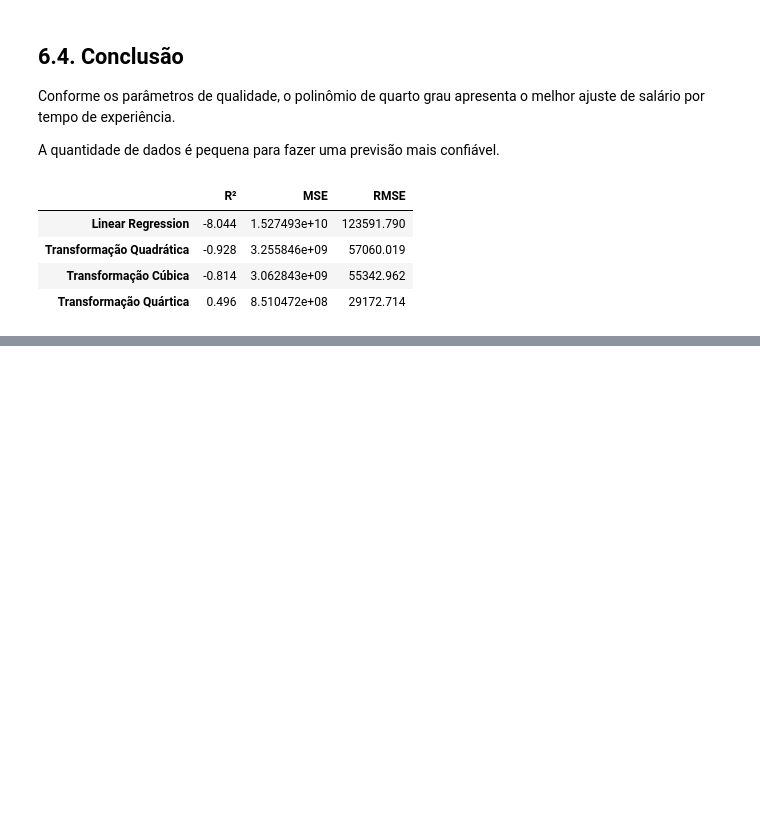
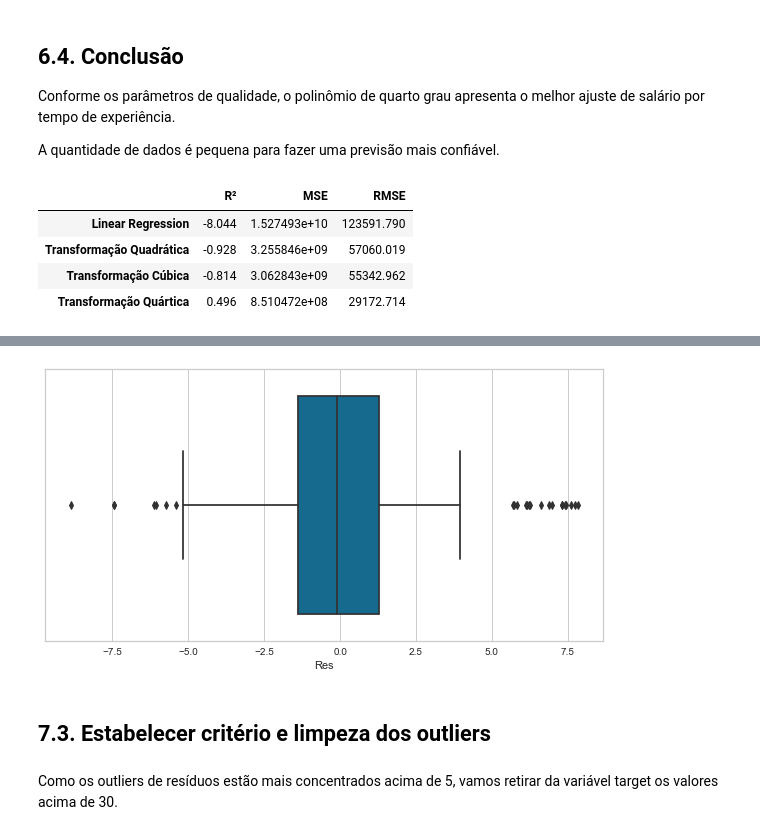
Before and after one commit to bruna-calistrate/Regression-SupervisedModels-Course, a Jupyter notebook: Exercícios.ipynb, the cells around one changed output, grey strips where cells are left out. Cells and saved outputs as stored; diff of their text form; code cells hidden in the pictures; blank space fills up the shorter version.

Commit message:
Outliers

```diff
--- a/Exercícios.ipynb
+++ b/Exercícios.ipynb
@@ -1849,0 +1993,12 @@ adj_LR.append([adj_Quad, adj_Cub, adj_Quar])
+# %%
+plt.figure(figsize=(10, 5))
+
+sns.boxplot(x=pred_orig['Res'])
+
+plt.show()
+# %% [output]
+[figure, added]
+# %% [markdown]
+## 7.3. Estabelecer critério e limpeza dos outliers
+# %% [markdown]
+Como os outliers de resíduos estão mais concentrados acima de 5, vamos retirar da variável target os valores acima de 30.
```
Also changed, not shown: parts of 32 cells of this notebook.
